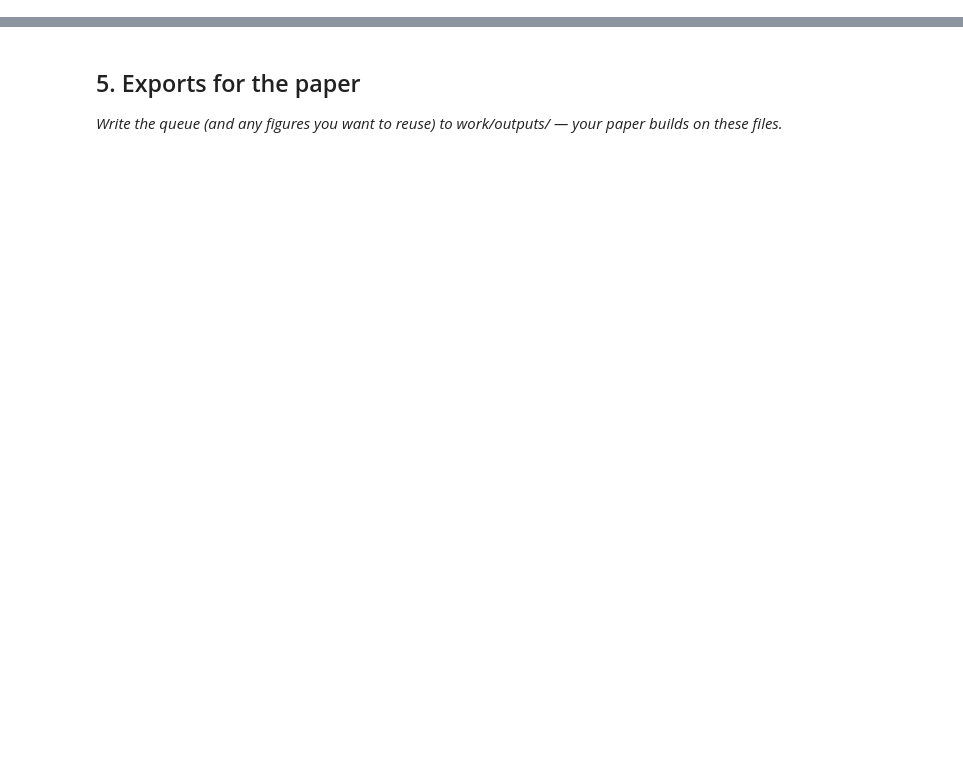
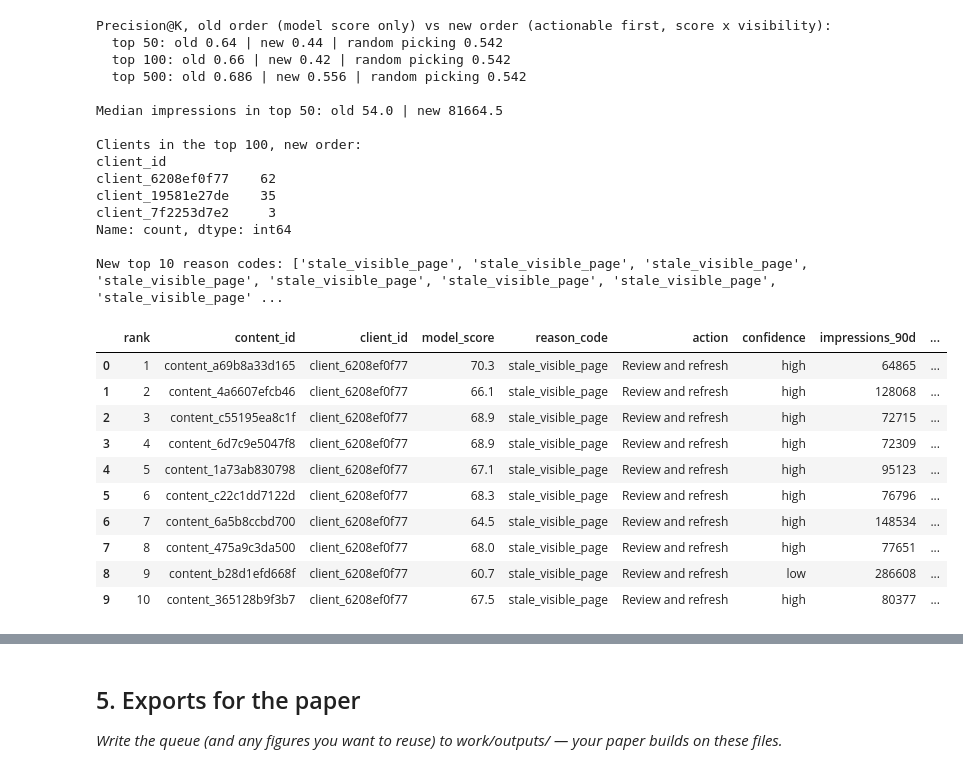
Before and after one commit to nimrafarooq2006-coder/ml-internship-work, a Jupyter notebook: work/notebooks/w07_action_playbook.ipynb, the cells around one changed output, grey strips where cells are left out. Cells and saved outputs as stored; diff of their text form; code cells hidden in the pictures; blank space fills up the shorter version.

```diff
--- a/work/notebooks/w07_action_playbook.ipynb
+++ b/work/notebooks/w07_action_playbook.ipynb
@@ -12,0 +161,56 @@ This skeleton is yours to fill. Work the sections **in order** — each one has
+# %%
+# Cost/value fix: actionable pages first, ranked by model score x visibility
+df["priority"] = (df["model_score"] / 100) * np.log10(df["impressions_90d"].clip(lower=1) + 1)
+df["actionable"] = df["reason_code"] != "model_risk_only"
+df["queue_group"] = np.where(df["actionable"], "actionable", "monitor_only")
+
+new_q = df.sort_values(["actionable", "priority"], ascending=[False, False]).reset_index(drop=True)
+new_q.insert(0, "rank", new_q.index + 1)
+
+def p_at(q, k): return round(float(q["declining"].head(k).mean()), 3)
+old_q = queue
+print("Precision@K, old order (model score only) vs new order (actionable first, score x visibility):")
+for k in (50, 100, 500):
+    print(f"  top {k}: old {p_at(old_q, k)} | new {p_at(new_q, k)} | random picking {metrics['random_picking_rate']}")
+
+print("\nMedian impressions in top 50: old", old_q["impressions_90d"].head(50).median(),
+      "| new", new_q["impressions_90d"].head(50).median())
+print("\nClients in the top 100, new order:")
+print(new_q["client_id"].head(100).value_counts().head(5))
+print("\nNew top 10 reason codes:", new_q["reason_code"].head(10).tolist())
+
+cols2 = cols + ["priority", "queue_group"]
+new_q[["rank"] + [c for c in cols2 if c != "rank"]].to_csv("work/outputs/ranked_action_queue.csv", index=False)
+metrics.update({"queue_order": "actionable reason codes first, then model score x log10(impressions)",
+                "queue_precision_at_50": p_at(new_q, 50), "queue_precision_at_100": p_at(new_q, 100),
+                "queue_precision_at_500": p_at(new_q, 500)})
+with open("work/outputs/playbook_metrics.json", "w") as f:
+    json.dump(metrics, f, indent=2)
+new_q[["rank"] + [c for c in cols2 if c != "rank"]].head(10)
+# %% [output]
+Precision@K, old order (model score only) vs new order (actionable first, score x visibility):
+  top 50: old 0.64 | new 0.44 | random picking 0.542
+  top 100: old 0.66 | new 0.42 | random picking 0.542
+  top 500: old 0.686 | new 0.556 | random picking 0.542
+
+Median impressions in top 50: old 54.0 | new 81664.5
+
+Clients in the top 100, new order:
+client_id
+client_6208ef0f77    62
+client_19581e27de    35
+client_7f2253d7e2     3
+Name: count, dtype: int64
+
+New top 10 reason codes: ['stale_visible_page', 'stale_visible_page', 'stale_visible_page', 'stale_visible_page', 'stale_visible_page', 'stale_visible_page', 'stale_visible_page', 'stale_visible_page' ...
+|  | rank | content_id | client_id | model_score | reason_code | action | confidence | impressions_90d | ... |
+| 0 | 1 | content_a69b8a33d165 | client_6208ef0f77 | 70.3 | stale_visible_page | Review and refresh | high | 64865 | ... |
+| 1 | 2 | content_4a6607efcb46 | client_6208ef0f77 | 66.1 | stale_visible_page | Review and refresh | high | 128068 | ... |
+| 2 | 3 | content_c55195ea8c1f | client_6208ef0f77 | 68.9 | stale_visible_page | Review and refresh | high | 72715 | ... |
+| 3 | 4 | content_6d7c9e5047f8 | client_6208ef0f77 | 68.9 | stale_visible_page | Review and refresh | high | 72309 | ... |
+| 4 | 5 | content_1a73ab830798 | client_6208ef0f77 | 67.1 | stale_visible_page | Review and refresh | high | 95123 | ... |
+| 5 | 6 | content_c22c1dd7122d | client_6208ef0f77 | 68.3 | stale_visible_page | Review and refresh | high | 76796 | ... |
+| 6 | 7 | content_6a5b8ccbd700 | client_6208ef0f77 | 64.5 | stale_visible_page | Review and refresh | high | 148534 | ... |
+| 7 | 8 | content_475a9c3da500 | client_6208ef0f77 | 68.0 | stale_visible_page | Review and refresh | high | 77651 | ... |
+| 8 | 9 | content_b28d1efd668f | client_6208ef0f77 | 60.7 | stale_visible_page | Review and refresh | low | 286608 | ... |
+| 9 | 10 | content_365128b9f3b7 | client_6208ef0f77 | 67.5 | stale_visible_page | Review and refresh | high | 80377 | ... |
```
Also changed, not shown: parts of 15 cells of this notebook.
